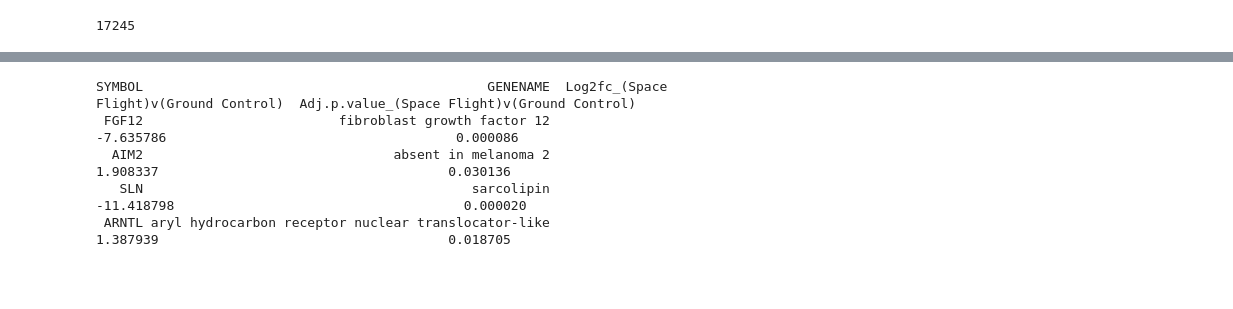
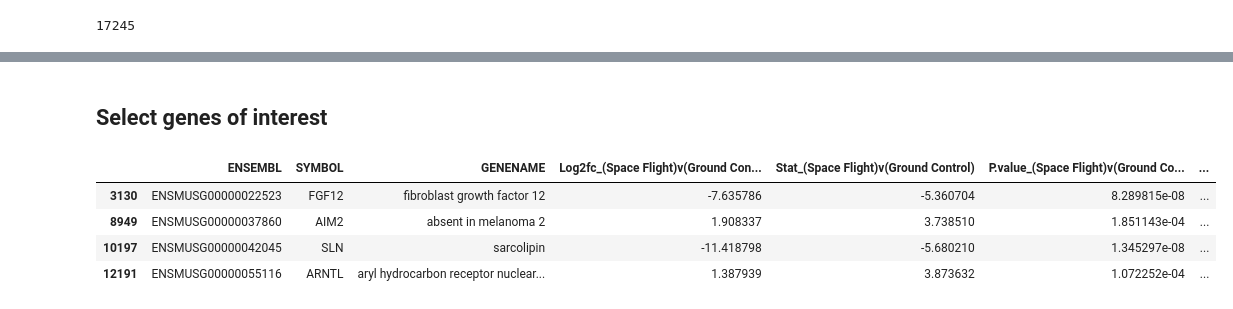
Before and after one commit to mgrinstein/omics-ssp25, a Jupyter notebook: OSD599.ipynb, the cells around one changed output, grey strips where cells are left out. Saved outputs shown, nothing was run; the diff lists cells and outputs as text; code cells hidden in the pictures; blank space fills up the shorter version.

```diff
--- a/OSD599.ipynb
+++ b/OSD599.ipynb
@@ -94,7 +124,0 @@ top_bottom_20[['SYMBOL', 'GENENAME', 'Log2fc_(Space Flight)v(Ground Control)', '
-# %%
-# Convert column to numeric if needed
-filtered_df['Log2fc'] = pd.to_numeric(filtered_df['Log2fc_(Space Flight)v(Ground Control)'], errors='coerce')
-
-# Basic statistics
-log2fc_stats = filtered_df['Log2fc'].describe()
-print(log2fc_stats)
@@ -141,12 +190,12 @@ Passing `palette` without assigning `hue` is deprecated and will be removed in v
+# %% [markdown]
+## Select genes of interest
 # %%
 genes_of_interest = ['ARNTL', 'AIM2', 'SLN', 'FGF12']
 selected_genes_df = filtered_df[filtered_df['SYMBOL'].isin(genes_of_interest)]
-print(selected_genes_df[
-    ['SYMBOL', 'GENENAME', 'Log2fc_(Space Flight)v(Ground Control)', 'Adj.p.value_(Space Flight)v(Ground Control)']
-].to_string(index=False))
+selected_genes_df
 # %% [output]
-SYMBOL                                            GENENAME  Log2fc_(Space Flight)v(Ground Control)  Adj.p.value_(Space Flight)v(Ground Control)
- FGF12                         fibroblast growth factor 12                               -7.635786                                     0.000086
-  AIM2                                absent in melanoma 2                                1.908337                                     0.030136
-   SLN                                          sarcolipin                              -11.418798                                     0.000020
- ARNTL aryl hydrocarbon receptor nuclear translocator-like                                1.387939                                     0.018705
+|  | ENSEMBL | SYMBOL | GENENAME | Log2fc_(Space Flight)v(Ground Con... | Stat_(Space Flight)v(Ground Control) | P.value_(Space Flight)v(Ground Co... | ... |
+| 3130 | ENSMUSG00000022523 | FGF12 | fibroblast growth factor 12 | -7.635786 | -5.360704 | 8.289815e-08 | ... |
+| 8949 | ENSMUSG00000037860 | AIM2 | absent in melanoma 2 | 1.908337 | 3.738510 | 1.851143e-04 | ... |
+| 10197 | ENSMUSG00000042045 | SLN | sarcolipin | -11.418798 | -5.680210 | 1.345297e-08 | ... |
+| 12191 | ENSMUSG00000055116 | ARNTL | aryl hydrocarbon receptor nuclear... | 1.387939 | 3.873632 | 1.072252e-04 | ... |
```
Also changed, not shown: parts of 27 cells of this notebook.
